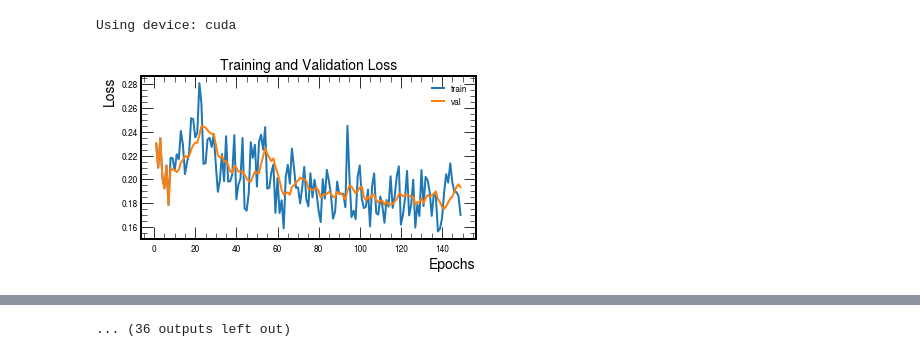
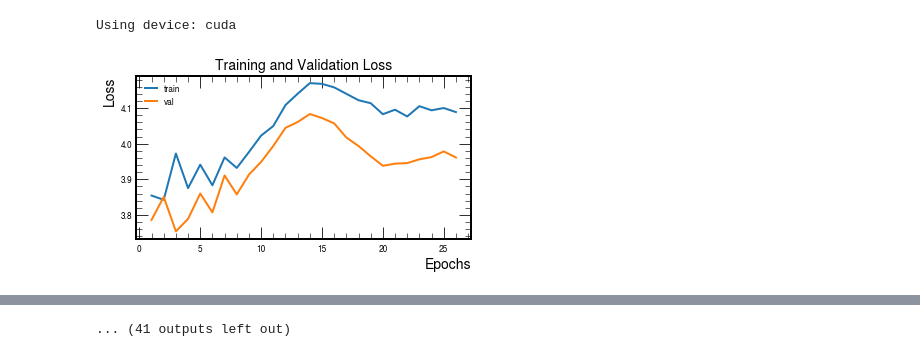
Before and after one commit to chrisizeh/Graph_Linking, a Jupyter notebook: run_transformer.ipynb, the cells around one changed output, grey strips where cells are left out. Saved outputs shown, nothing was run; the diff lists cells and outputs as text; code cells hidden in the pictures.

```diff
--- a/run_transformer.ipynb
+++ b/run_transformer.ipynb
@@ -60,18 +52,18 @@ data_folder_test = "/eos/user/c/czeh/graph_data_test/processed"
 store_folder_test = "/eos/user/c/czeh/graph_data_trans_test"
 
 model_folder = "/eos/user/c/czeh/model"
-# dataset_training = ClusterDataset(converter, store_folder_training, data_folder_training, max_nodes=max_nodes, input_length=input_length)
+dataset_training = ClusterDataset(converter, store_folder_training, data_folder_training, max_nodes=max_nodes, input_length=input_length)
 dataset_test = ClusterDataset(converter, store_folder_test, data_folder_test, max_nodes=max_nodes, input_length=input_length)
 # %%
-# train_dl = DataLoader(dataset_training, shuffle=True, batch_size=256)
-test_dl = DataLoader(dataset_test, shuffle=True, batch_size=256)
+train_dl = DataLoader(dataset_training, shuffle=True, batch_size=batch_size)
+test_dl = DataLoader(dataset_test, shuffle=True, batch_size=batch_size)
 # %%
 epochs = 100
-d_model = 32
+d_model = 16
 num_heads = 2
-num_layers = 2
-d_ff = 64
-dropout = 0.1
+num_layers = 4
+d_ff = 32
+dropout = 0
 padding = converter.word2index["<PAD>"]
 feature_num = len(dataset_test.model_feature_keys)
 
@@ -83,7 +75,7 @@ criterion = Loss(converter)
 # Optionally introduce weight decay
 # optimizer = optim.Adam(model.parameters(), lr=0.001, betas=(0.9, 0.98), eps=1e-9)
 optimizer = torch.optim.Adam(model.parameters(), lr=1e-3)
-scheduler = StepLR(optimizer, step_size=10, gamma=0.8)
+scheduler = StepLR(optimizer, step_size=10, gamma=0.5)
 # %%
 # weights = torch.load("/eos/user/c/czeh/tranformer_2.pt", weights_only=True)
 # model.load_state_dict(weights["model_state_dict"])
@@ -116,52 +108,52 @@ display_loss = display(1, display_id=True)
 
 optimizer.zero_grad()
 # Training loop
-for epoch in range(100, 200):
+for epoch in range(100):
     model.train()
     total_loss = 0
     val_loss = 0
 
-    for sample in tqdm(test_dl, desc="training"):
+    for sample in tqdm(train_dl, desc="training"):
         output = model(sample[0].to(device), sample[1].to(device))
-        loss = criterion(output.contiguous().view(-1, vocab_size)-padding, (sample[3]-padding).to(device))
+        loss = criterion(output.contiguous().view(-1, vocab_size)-padding, (sample[2]-padding).to(device))
         loss.backward()
         optimizer.step()
         total_loss += loss.item()
 
-    loss = total_loss / len(test_dl)
+    loss = total_loss / len(train_dl)
     print(f"Epoch {epoch+1}, Loss: {loss:.6f}")
     train_loss_hist.append(loss)
-#     model.eval()
-#     for sample in tqdm(test_dl, desc="test"):
-#         output = model(sample[0].to(device), sample[1].to(device))
-#         loss = criterion(output.contiguous().view(-1, vocab_size)-padding, (sample[3]-padding).to(device))
-#         optimizer.step()
-#         val_loss += loss.item()
-#     val_loss = val_loss / len(test_dl)
-#     print(f"Epoch {epoch+1}, Val Loss: {loss:.6f}")
-#     val_loss_hist.append(val_loss)
+    model.eval()
+    for sample in tqdm(test_dl, desc="test"):
+        output = model(sample[0].to(device), sample[1].to(device))
+        loss = criterion(output.contiguous().view(-1, vocab_size)-padding, (sample[2]-padding).to(device))
+        optimizer.step()
+        val_loss += loss.item()
+    val_loss = val_loss / len(test_dl)
+    print(f"Epoch {epoch+1}, Val Loss: {loss:.6f}")
+    val_loss_hist.append(val_loss)
 
     ax_loss.clear()
-    plot_loss(train_loss_hist, moving_average(train_loss_hist, 8), ax=ax_loss)
+    plot_loss(moving_average(train_loss_hist, 8), moving_average(val_loss_hist, 8), ax=ax_loss)
     display_loss.update(fig_loss)
     time.sleep(1)
 
     scheduler.step()
     print(f"Epoch {epoch+1}, LR: {scheduler.get_last_lr()[0]}")
 
 
 
     # Early stopping
 #     if loss < best_loss:
 #         best_loss = val_loss
 #         best_model_weights = copy.deepcopy(model.state_dict())  # Deep copy here
 #         patience = 10  # Reset patience counter
 #     else:
 #         patience -= 1
 #         if patience == 0:
 #             break
 
 # Load the best model weights
 # model.load_state_dict(best_model_weights)
 # %% [output]
-[figure, old version]
+[figure, new version]
@@ -190,4 +176,4 @@ Epoch 111, LR: 0.00013421772800000008
-... (36 outputs left out)
+... (41 outputs left out)
 # %%
 fig, ax = plt.subplots(1, 1)
 fig.set_figheight(6)
```
Also changed, not shown: parts of 6 cells of this notebook, 5 other files.
